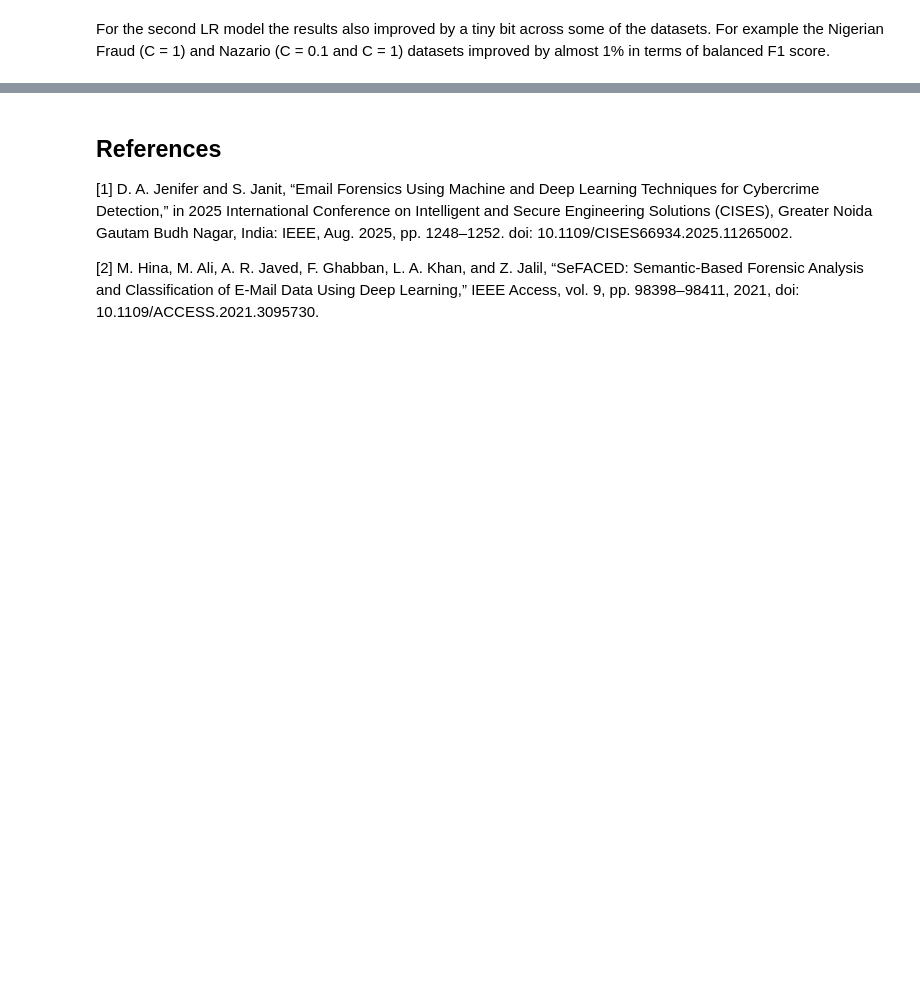
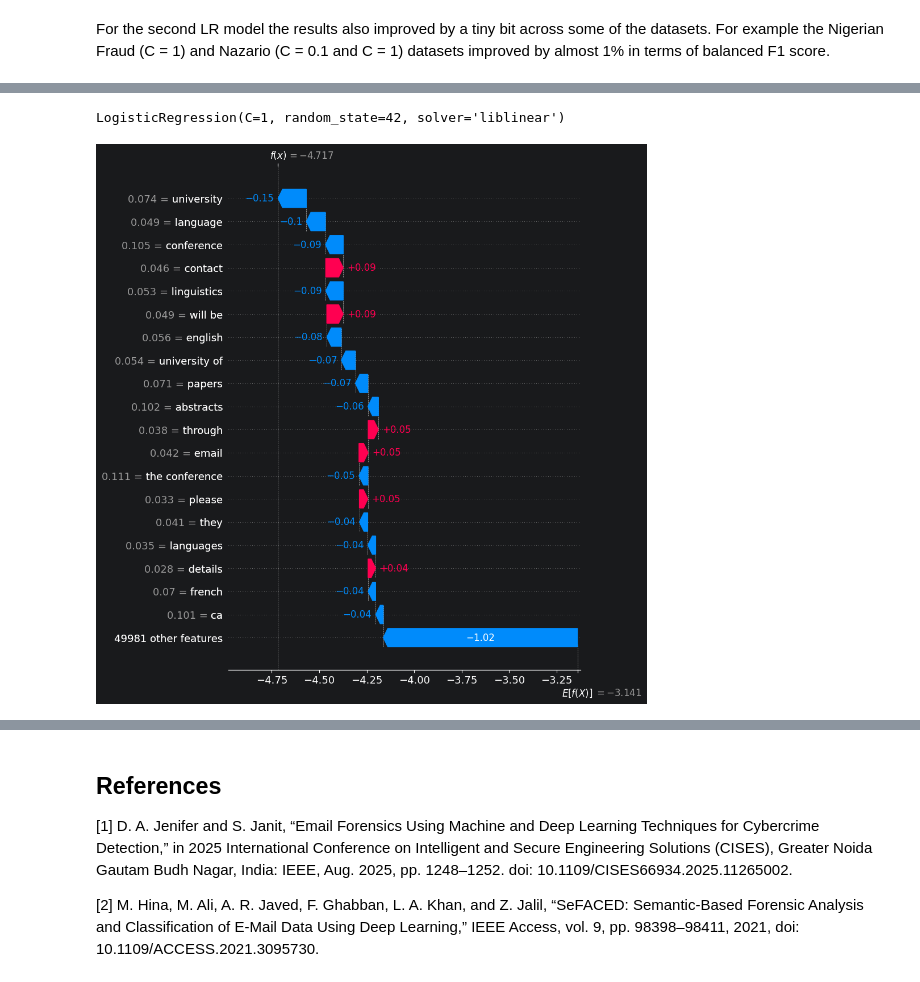
Before and after one commit to emilkle/IMT4210_ML_project, a Jupyter notebook: forensic_project.ipynb, the cells around one changed output, grey strips where cells are left out. Cells and saved outputs as stored; diff of their text form; code cells hidden in the pictures; blank space fills up the shorter version.

```diff
--- a/forensic_project.ipynb
+++ b/forensic_project.ipynb
@@ -930,0 +1020,10 @@ For the second LR model the results also improved by a tiny bit across some of t
+# %%
+nazario_best_params = {'classifier__C': 1}
+nazario_model, nazario_test_df = train_model_for_interpretation("Nazario",
+                                                                LogisticRegression(**LOGISTIC_REGRESSION_PARAMS),
+                                                                nazario_best_params)
+
+explain_model(nazario_model, nazario_test_df)
+# %% [output]
+LogisticRegression(C=1, random_state=42, solver='liblinear')
+[figure, added]
```
Also changed, not shown: parts of 22 cells of this notebook.
